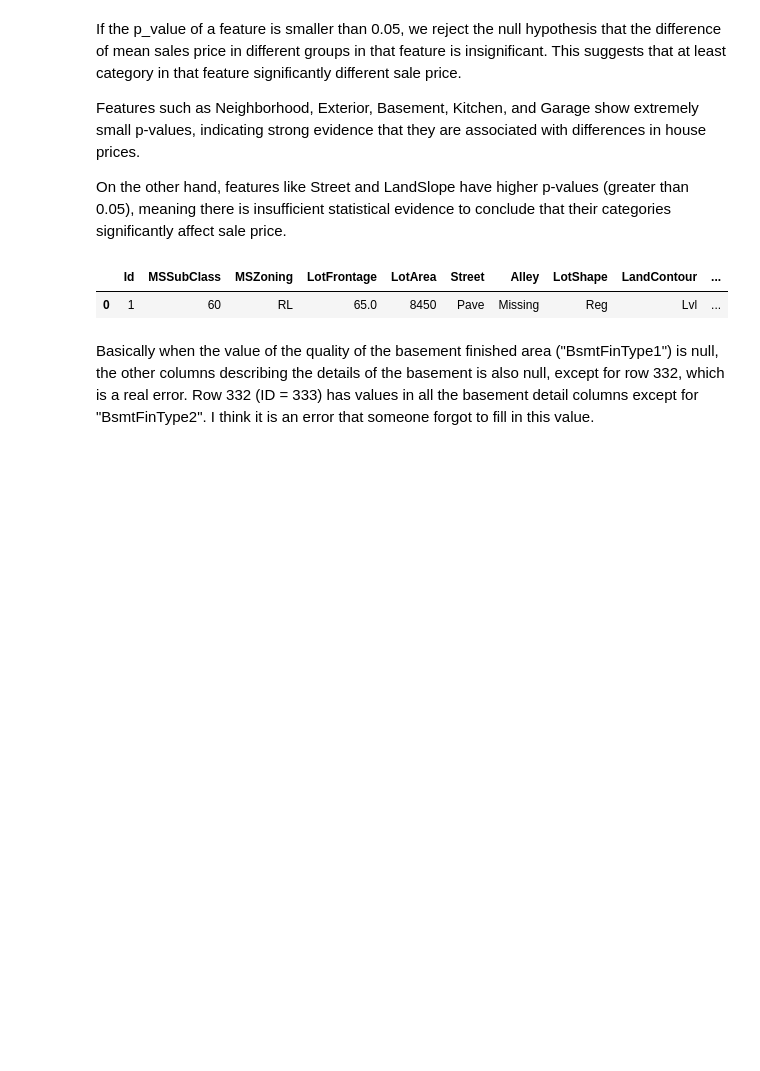
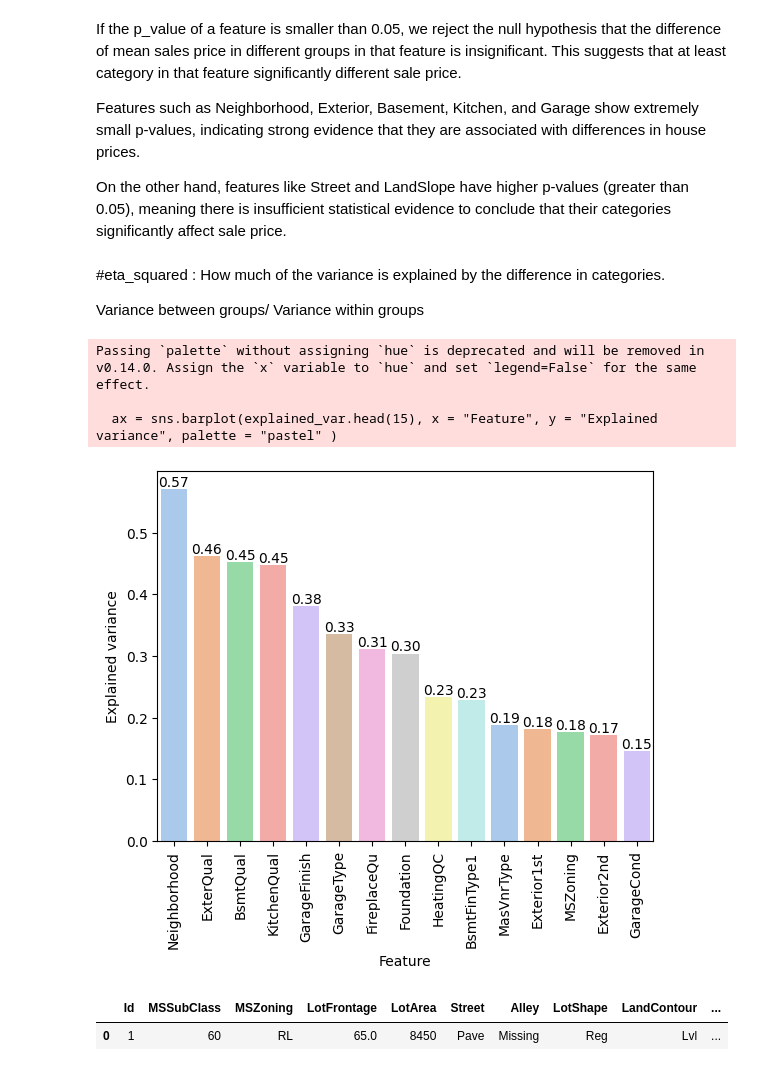
Before and after one commit to E-tech-coder/House_prices_prediction, a Jupyter notebook: copy_House_Prices.ipynb, the cells around one changed output. Drawn from its saved outputs; the diff is of its cells as text; code cells hidden in the pictures; blank space fills up the shorter version.

```diff
--- a/copy_House_Prices.ipynb
+++ b/copy_House_Prices.ipynb
@@ -302,6 +294,45 @@ If the p_value of a feature is smaller than 0.05, we reject the null hypothesis
 Features such as Neighborhood, Exterior, Basement, Kitchen, and Garage show extremely small p-values, indicating strong evidence that they are associated with differences in house prices.
 
 On the other hand, features like Street and LandSlope have higher p-values (greater than 0.05), meaning there is insufficient statistical evidence to conclude that their categories significantly affect sale price.
+# %% [markdown]
+#eta_squared : How much of the variance is explained by the difference in categories.
+
+
+Variance between groups/ Variance within groups
+# %%
+def eta_squared(df, feature, price):
+    overall_mean = df[price].mean()
+
+    ss_between = sum(
+        len(group) * (group.mean() - overall_mean) ** 2
+        for _, group in df.groupby(feature, observed = False)[price] # get all price values in each group
+        )
+
+
+    ss_total = sum((df[price] - overall_mean) ** 2)
+
+    return ss_between / ss_total
+
+effects = []
+
+for col in cat_columns :
+  effect = eta_squared(train, col,"lg_price")
+  effects.append((col, effect))
+
+
+explained_var = pd.DataFrame(effects, columns= ["Feature", "Explained variance"]).sort_values(by = "Explained variance", ascending = False)
+# %%
+ax = sns.barplot(explained_var.head(15), x = "Feature", y = "Explained variance", palette = "pastel" )
+
+plt.xticks(rotation = 90)
+
+for container in ax.containers :
+  ax.bar_label(container, fmt="%.2f")
+# %% [output]
+Passing `palette` without assigning `hue` is deprecated and will be removed in v0.14.0. Assign the `x` variable to `hue` and set `legend=False` for the same effect.
+
+  ax = sns.barplot(explained_var.head(15), x = "Feature", y = "Explained variance", palette = "pastel" )
+[figure, added]
 # %%
 train.head(1)
 
@@ -314,6 +345,3 @@ train.head(1)
 # %% [output]
 |  | Id | MSSubClass | MSZoning | LotFrontage | LotArea | Street | Alley | LotShape | LandContour | ... |
 | 0 | 1 | 60 | RL | 65.0 | 8450 | Pave | Missing | Reg | Lvl | ... |
-# %% [markdown]
-Basically when the value of the quality of the basement finished area ("BsmtFinType1") is null, the other columns describing the details of the basement is also null, except for row 332, which is a real error.
-Row 332 (ID = 333) has values in all the basement detail columns except for "BsmtFinType2". I think it is an error that someone forgot to fill in this value.
```
Also changed, not shown: parts of 4 cells of this notebook.
